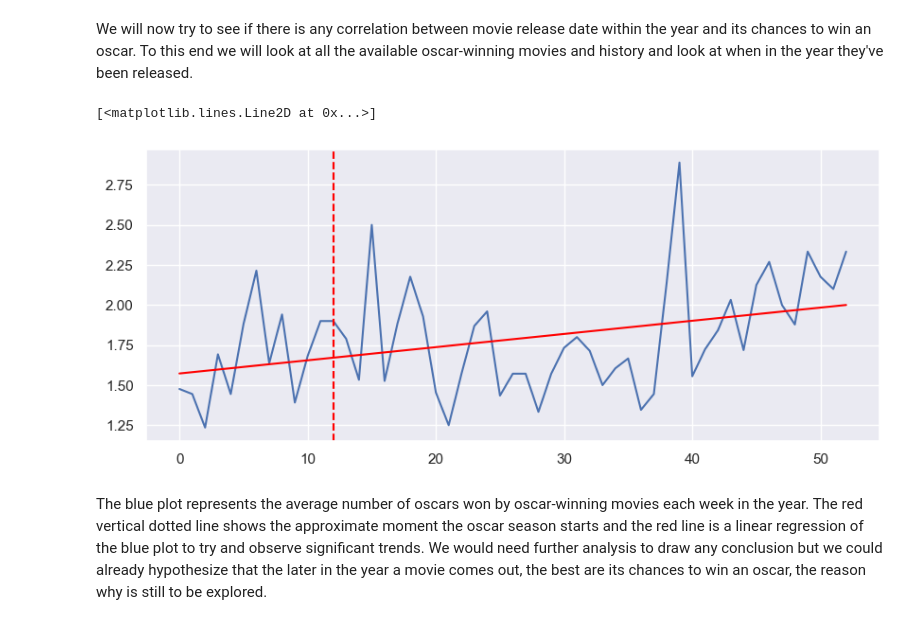
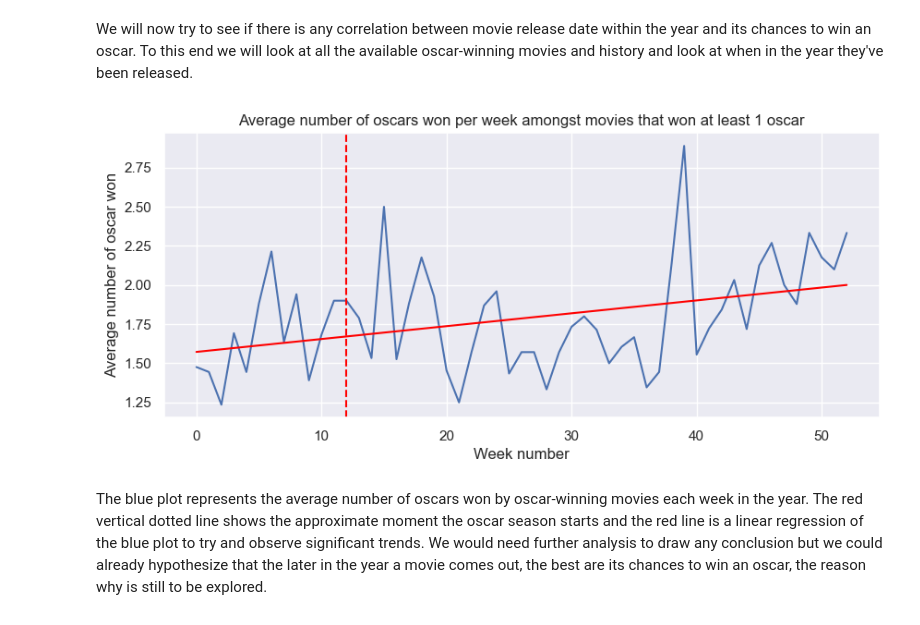
Before and after one commit to epfl-ada/ada-2023-project-deapdatadestroyers, a Jupyter notebook: data_movie_analysis.ipynb, the cells around one changed output. Saved outputs shown, nothing was run; the diff lists cells and outputs as text; code cells hidden in the pictures.

Commit message:
add title to heatmaps

```diff
--- a/data_movie_analysis.ipynb
+++ b/data_movie_analysis.ipynb
@@ -607,17 +608,20 @@ only_winners = new_date_format(only_winners)
 # %%
 #looking at average number of oscars won by movies which came out each week
 average_oscar_per_week = only_winners.groupby('Week_Number')['num_oscars_won'].mean()
 average_oscar_per_week_array = average_oscar_per_week.values
 weeks = np.arange(0,53)
 #computing a linear regression to highlight particular trends
 coefficients = np.polyfit(weeks, average_oscar_per_week_array, 1)
 linear_fit = np.poly1d(coefficients)
 
 plt.plot(average_oscar_per_week_array)
 plt.axvline(x=12, color='red', linestyle='--', label='Oscar season begins')
 plt.plot(weeks, linear_fit(weeks), color='red', label='Linear Regression')
+plt.ylabel('Average number of oscar won')
+plt.xlabel('Week number')
+plt.title('Average number of oscars won per week amongst movies that won at least 1 oscar')
+plt.show()
 # %% [output]
-[<matplotlib.lines.Line2D at 0x...>]
-[figure, old version]
+[figure, new version]
 # %% [markdown]
 The blue plot represents the average number of oscars won by oscar-winning movies each week in the year. The red vertical dotted line shows the approximate moment the oscar season starts and the red line is a linear regression of the blue plot to try and observe significant trends. We would need further analysis to draw any conclusion but we could already hypothesize that the later in the year a movie comes out, the best are its chances to win an oscar, the reason why is still to be explored.
```
Also changed, not shown: parts of 2 cells of this notebook.
